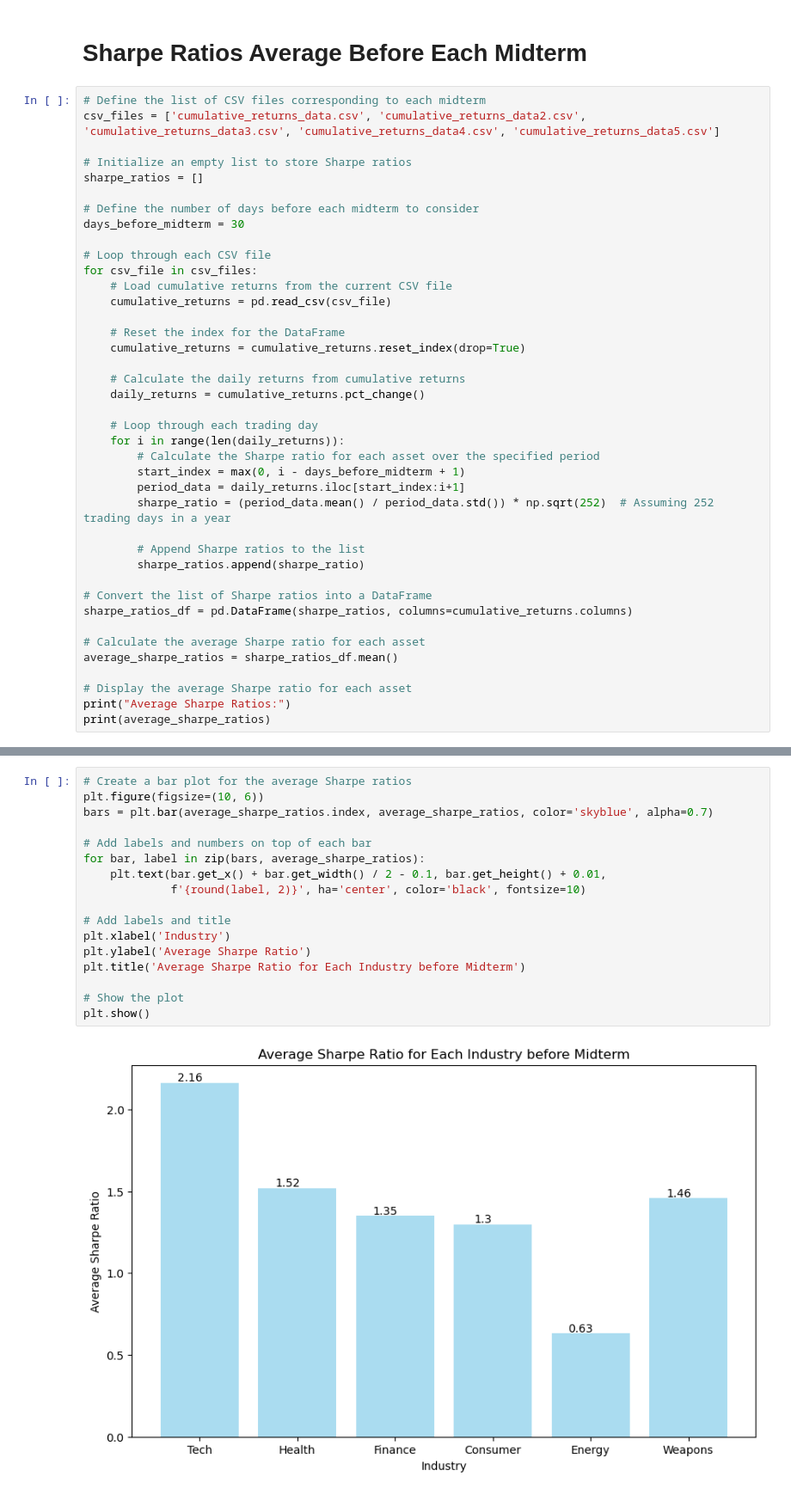
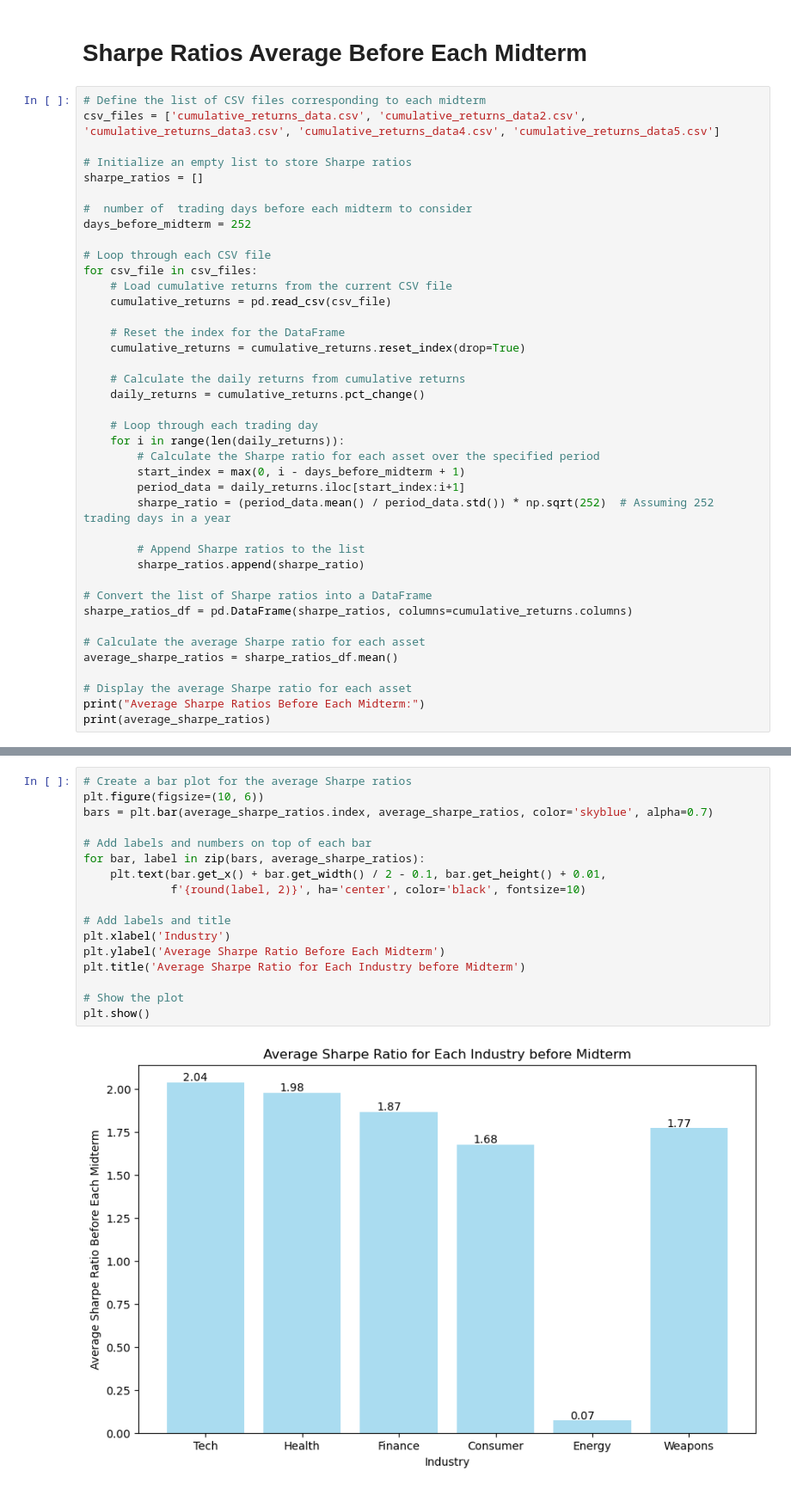
Before and after one commit to kaylah176/Project1, a Jupyter notebook: Idealized_Portfolio.ipynb, the cells around one changed output, grey strips where cells are left out. Shown at 86% size. Drawn from its saved outputs; the diff is of its cells as text.

Commit message:
midterm avg sharpe ratio updated

```diff
--- a/Idealized_Portfolio.ipynb
+++ b/Idealized_Portfolio.ipynb
@@ -407,8 +407,8 @@ csv_files = ['cumulative_returns_data.csv', 'cumulative_returns_data2.csv', 'cum
 # Initialize an empty list to store Sharpe ratios
 sharpe_ratios = []
 
-# Define the number of days before each midterm to consider
-days_before_midterm = 30
+#  number of  trading days before each midterm to consider
+days_before_midterm = 252
 
 # Loop through each CSV file
 for csv_file in csv_files:
@@ -438,6 +438,6 @@ sharpe_ratios_df = pd.DataFrame(sharpe_ratios, columns=cumulative_returns.column
 average_sharpe_ratios = sharpe_ratios_df.mean()
 
 # Display the average Sharpe ratio for each asset
-print("Average Sharpe Ratios:")
+print("Average Sharpe Ratios Before Each Midterm:")
 print(average_sharpe_ratios)
 # %% [output]
@@ -452,20 +452,20 @@ dtype: float64
 # %%
 # Create a bar plot for the average Sharpe ratios
 plt.figure(figsize=(10, 6))
 bars = plt.bar(average_sharpe_ratios.index, average_sharpe_ratios, color='skyblue', alpha=0.7)
 
 # Add labels and numbers on top of each bar
 for bar, label in zip(bars, average_sharpe_ratios):
     plt.text(bar.get_x() + bar.get_width() / 2 - 0.1, bar.get_height() + 0.01,
              f'{round(label, 2)}', ha='center', color='black', fontsize=10)
 
 # Add labels and title
 plt.xlabel('Industry')
-plt.ylabel('Average Sharpe Ratio')
+plt.ylabel('Average Sharpe Ratio Before Each Midterm')
 plt.title('Average Sharpe Ratio for Each Industry before Midterm')
 
 # Show the plot
 plt.show()
 # %% [output]
-[figure, old version]
+[figure, new version]
 # %% [markdown]
```
Also changed, not shown: parts of 4 cells of this notebook, 1 other file.
